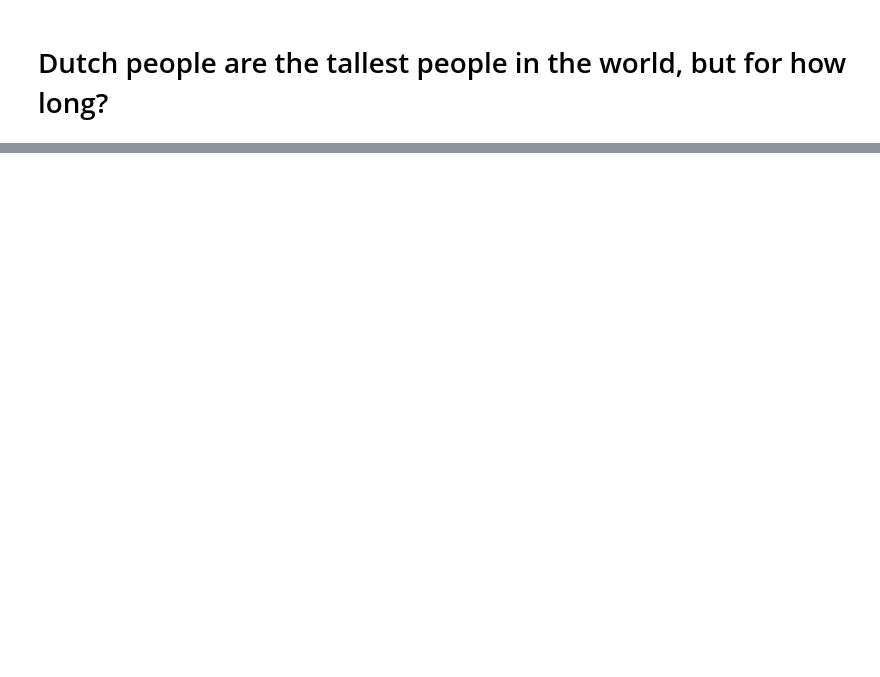
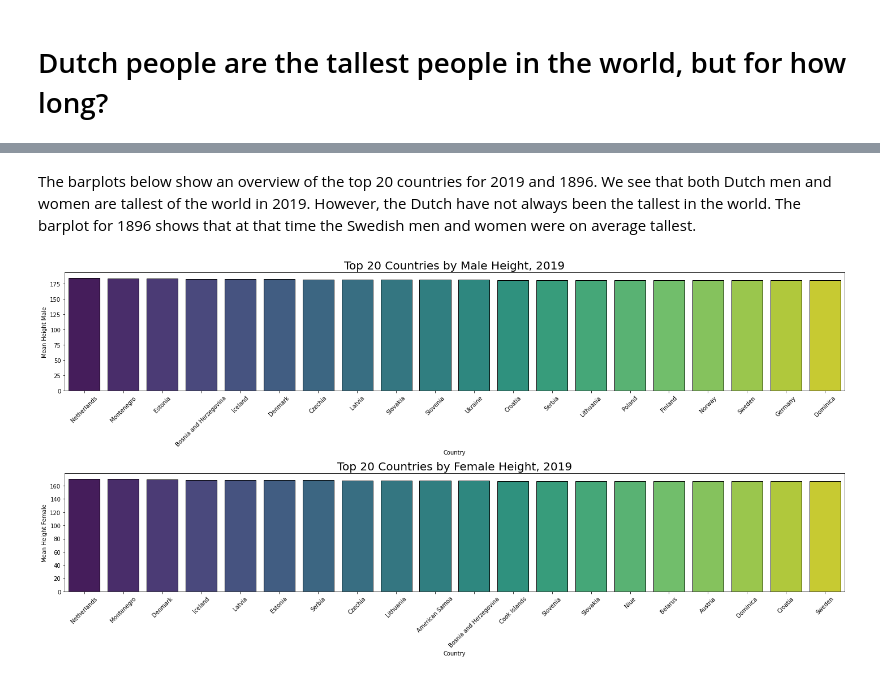
Before and after one commit to LaWendela/HumanLength, a Jupyter notebook: uitwerking.ipynb, the cells around one changed output, grey strips where cells are left out. Saved outputs shown, nothing was run; the diff lists cells and outputs as text; code cells hidden in the pictures; blank space fills up the shorter version.

```diff
--- a/uitwerking.ipynb
+++ b/uitwerking.ipynb
@@ -231,0 +363,25 @@ Zeg ook iets over het artikel in de Volkskrant: het is in het artikel onduidelij
+# %%
+# Adding all data together. Only grouping at country code, because country names might not be alligned. Country names are dropped
+all_unfiltered_results = pd.concat([ncd_result, ncd_hist_result]).groupby([COUNTRY_CODE, YEAR], as_index=False).max()
+
+AMOUNT_OF_YEARS_PER_COUNTRY = 124
+
+all_filtered_results = all_unfiltered_results.groupby(COUNTRY_CODE, as_index=False).filter(lambda g: len(g) == AMOUNT_OF_YEARS_PER_COUNTRY)
+
+# Adding uniform country names
+for i, row in all_filtered_results.iterrows():
+    countryName = ''
+    countryCode = row[COUNTRY_CODE]
+    try:
+        pyCountryObject = pycountry.countries.lookup(countryCode)
+        countryName = pyCountryObject.name
+    except LookupError:
+        # with this information, the custom codes were created
+        print(f"CountryCode {countryCode} does not exist in pycountry")
+
+    all_filtered_results.at[i, COUNTRY] = countryName
+
+# Saving result to project folder
+all_filtered_results.to_csv("AllFilteredResults.csv")
+
+all_filtered_results.head(10)
@@ -231,0 +445,23 @@ Zeg ook iets over het artikel in de Volkskrant: het is in het artikel onduidelij
+# %%
+# Parameters for further use
+all_filtered_results_2019 = all_filtered_results.loc[(all_filtered_results ["Year"] == 2019)]
+all_filtered_results_1896 = all_filtered_results.loc[(all_filtered_results ["Year"] == 1896)]
+
+all_filtered_results_male_2019_ranked = all_filtered_results_2019.sort_values(by=[MEAN_HEIGHT_MALE], ascending=False)
+all_filtered_results_female_2019_ranked = all_filtered_results_2019.sort_values(by=[MEAN_HEIGHT_FEMALE], ascending=False)
+
+all_filtered_results_male_1896_ranked = all_filtered_results_1896.sort_values(by=[MEAN_HEIGHT_MALE], ascending=False)
+all_filtered_results_female_1896_ranked = all_filtered_results_1896.sort_values(by=[MEAN_HEIGHT_FEMALE], ascending=False)
+# %% [markdown]
+The barplots below show an overview of the top 20 countries for 2019 and 1896. We see that both Dutch men and women are tallest of the world in 2019. However, the Dutch have not always been the tallest in the world. The barplot for 1896 shows that at that time the Swedish men and women were on average tallest.
+# %%
+fig, ax=plt.subplots(nrows=2, figsize=(20,10))
+sns.barplot(x=COUNTRY, y=MEAN_HEIGHT_MALE, data=all_filtered_results_male_2019_ranked.head(20), palette='viridis', edgecolor='black', ax=ax[0])
+sns.barplot(x=COUNTRY, y=MEAN_HEIGHT_FEMALE, data=all_filtered_results_female_2019_ranked.head(20), palette='viridis',edgecolor='black',ax=ax[1])
+ax[0].set_title('Top 20 Countries by Male Height, 2019', fontsize=20)
+ax[1].set_title('Top 20 Countries by Female Height, 2019', fontsize=20)
+ax[0].tick_params(axis='x', labelrotation=45)
+ax[1].tick_params(axis='x', labelrotation=45)
+fig.tight_layout()
+# %% [output]
+[figure, added]
```
Also changed, not shown: parts of 93 cells of this notebook, 4 other files.
